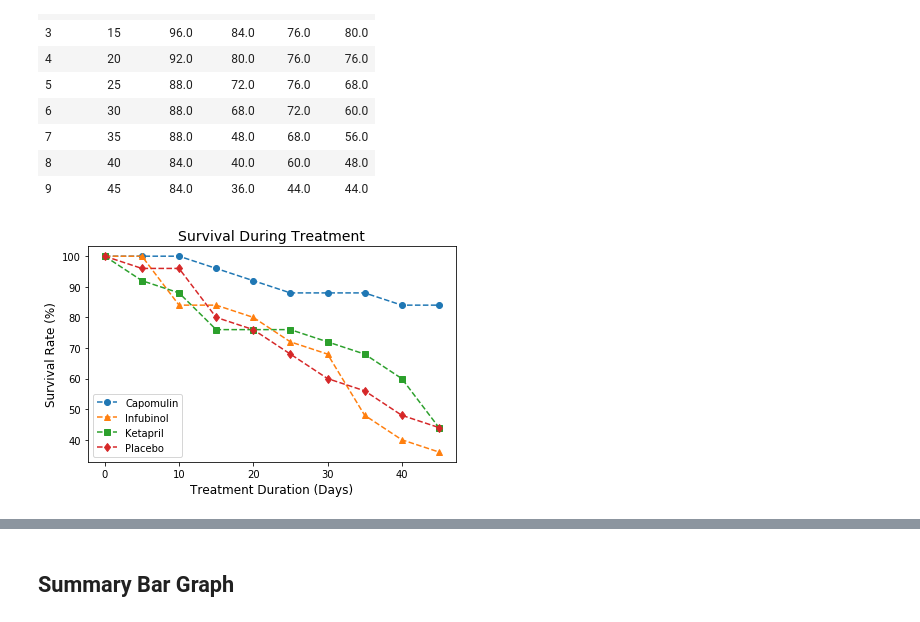
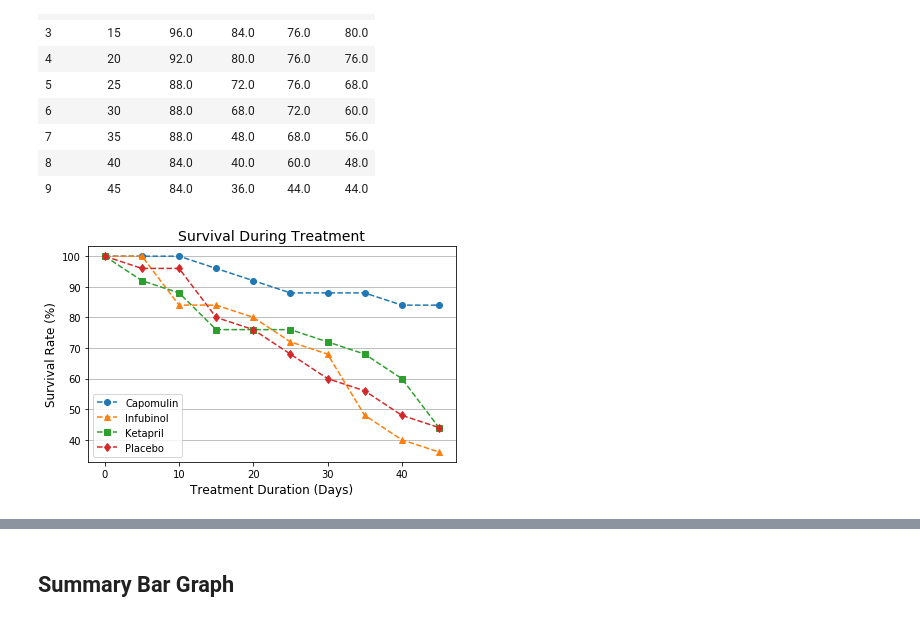
Before and after one commit to gkumar24/DataViz-HW05-Matplotlib, a Jupyter notebook: Pymaceuticals/pymaceuticals.ipynb, the cells around one changed output, grey strips where cells are left out. Saved outputs shown, nothing was run; the diff lists cells and outputs as text; code cells hidden in the pictures.

```diff
--- a/Pymaceuticals/pymaceuticals.ipynb
+++ b/Pymaceuticals/pymaceuticals.ipynb
@@ -456,32 +458,33 @@ df_Survival_ReF
 # %%
 # Generate the Plot (Accounting for percentages)
 fig, ax = plt.subplots()
 i=0
 for drug in drug_list:
 
     ax.plot(df_Survival_ReF["Timepoint"], \
                 df_Survival_ReF[drug], \
                 label=drug, marker=graph_markers[i], linestyle='--')
     i=i+1
 
 #Legend: Place it for best fit
 ax.legend(loc='best', frameon=True)
 
 #Title, X and Y axis labels
+ax.grid(b=True, axis="y")
 ax.set_title('Survival During Treatment', fontsize=14)
 ax.set_xlabel('Treatment Duration (Days)', fontsize=12)
 ax.set_ylabel('Survival Rate (%)', fontsize=12)
 
 # Fit Layout
 fig.tight_layout()
 
 # Save the Figure
 fig.savefig("Images/Survival_Rate_During_Treatment.png")
 
 # Show the Figure
 plt.show()
 # %% [output]
-[figure, old version]
+[figure, new version]
 # %% [markdown]
 ![Metastatic Spread During Treatment](../Images/survival.png)
 # %% [markdown]
```
Also changed, not shown: parts of 4 cells of this notebook, 5 other files.
